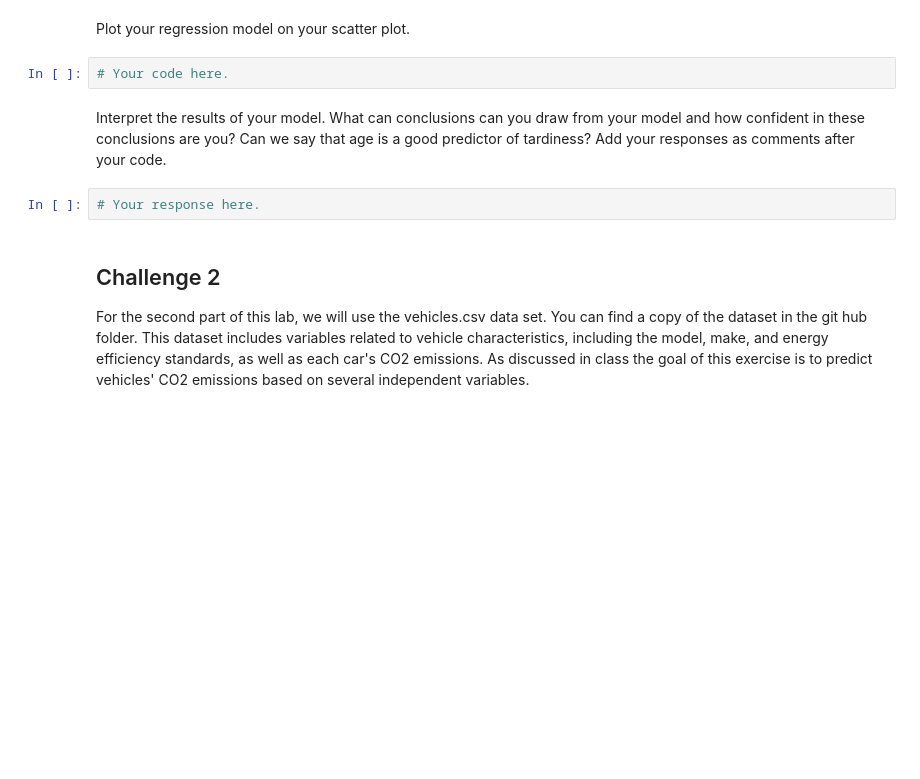
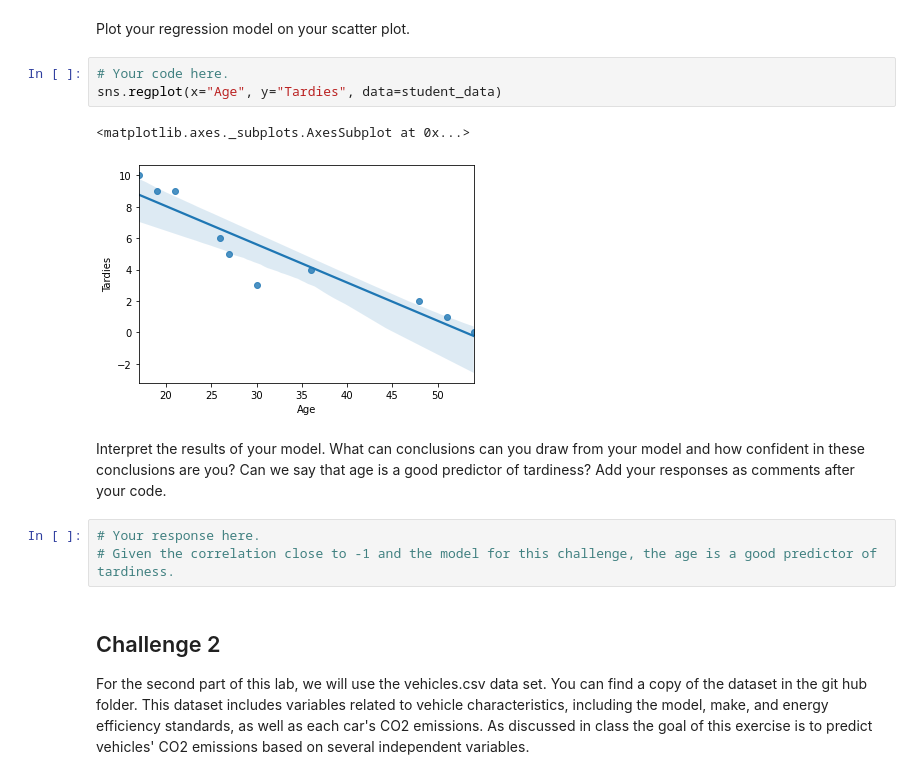
Before and after one commit to ta-data-lis/lab-regression-analysis, a Jupyter notebook: your-code/challenge1.ipynb, the cells around one changed output. Saved outputs shown, nothing was run; the diff lists cells and outputs as text; blank space fills up the shorter version.

```diff
--- a/your-code/challenge1.ipynb
+++ b/your-code/challenge1.ipynb
@@ -54,10 +123,15 @@ Build a regression model for this data. What will be your outcome variable? What
 Plot your regression model on your scatter plot.
 # %%
 # Your code here.
+sns.regplot(x="Age", y="Tardies", data=student_data)
+# %% [output]
+<matplotlib.axes._subplots.AxesSubplot at 0x...>
+[figure, added]
 # %% [markdown]
 Interpret the results of your model. What can conclusions can you draw from your model and how confident in these conclusions are you? Can we say that age is a good predictor of tardiness? Add your responses as comments after your code.
-# %%
-# Your response here.
+# %%
+# Your response here.
+# Given the correlation close to -1 and the model for this challenge, the age is a good predictor of tardiness.
 # %% [markdown]
 ## Challenge 2
 For the second part of this lab, we will use the vehicles.csv data set. You can find a copy of the dataset in the git hub folder. This dataset includes variables related to vehicle characteristics, including the model, make, and energy efficiency standards, as well as each car's CO2 emissions. As discussed in class the goal of this exercise is to predict vehicles' CO2 emissions based on several independent variables.
```
Also changed, not shown: parts of 26 cells of this notebook.
